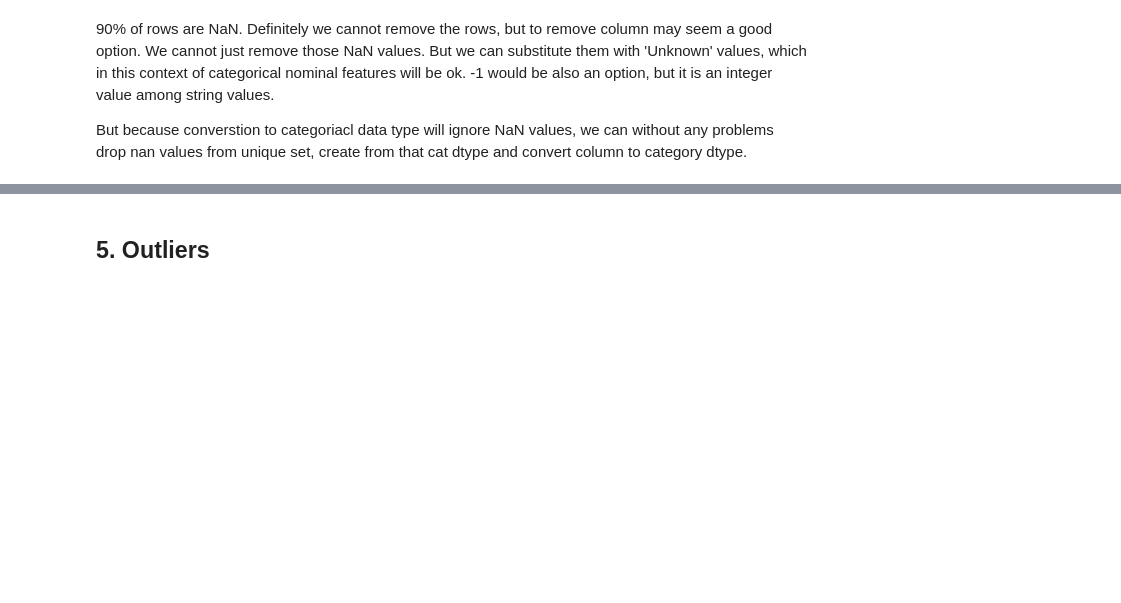
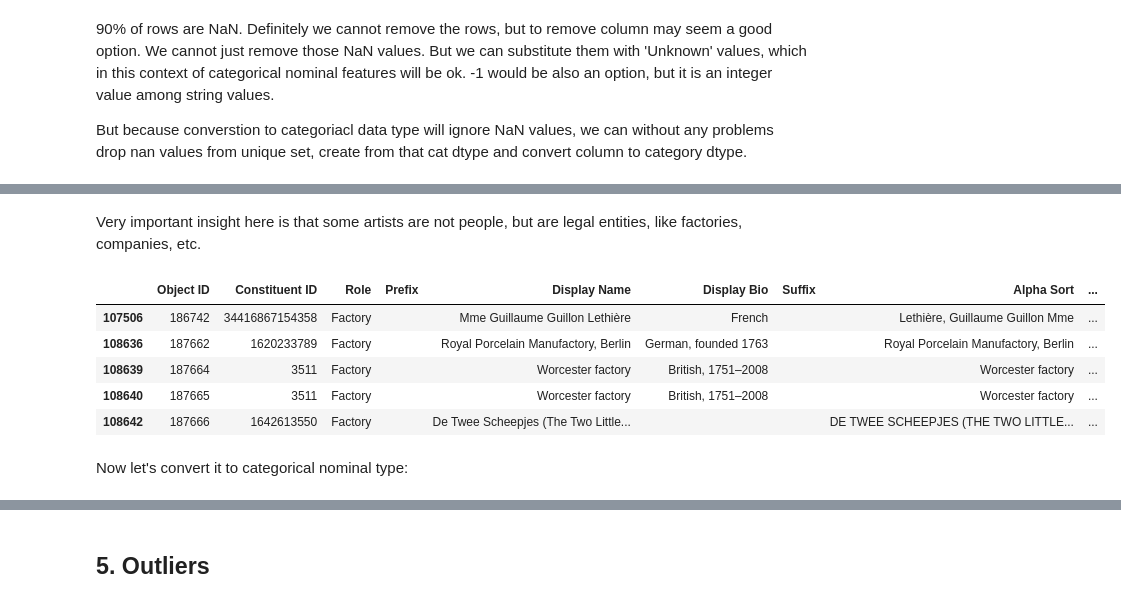
Before and after one commit to nickobard/Data-Preprocessing-Course, a Jupyter notebook: 01/01_homework.ipynb, the cells around one changed output, grey strips where cells are left out. Drawn from its saved outputs; the diff is of its cells as text; code cells hidden in the pictures; blank space fills up the shorter version.

```diff
--- a/01/01_homework.ipynb
+++ b/01/01_homework.ipynb
@@ -1287,0 +1120,6 @@ del df_accession_year
+# %%
+df_beg_end_date['Begin Date'] = df_beg_end_date['Begin Date'].apply(lambda x: datetime.strptime(x, '%Y-%m-%d') if isinstance(x, str) else x)
+df_beg_end_date['End Date'] = df_beg_end_date['End Date'].apply(lambda x: datetime.strptime(x, '%Y-%m-%d') if isinstance(x, str) else x)
+
+display(df_beg_end_date.dropna(how='any').head())
+df_beg_end_date.info()
@@ -1287,0 +1148,3 @@ del df_accession_year
+# %%
+for col in df_beg_end_date.columns:
+    df_artists[col] = df_beg_end_date[col]
@@ -1287,0 +1173,4 @@ del df_accession_year
+# %%
+ser_art_role = df_artists['Role']
+introduce_data(ser_art_role)
+display(ser_art_role.unique())
@@ -1287,0 +1210,13 @@ del df_accession_year
+# %% [markdown]
+Very important insight here is that some artists are not people, but are legal entities, like factories, companies, etc.
+# %%
+df_artists[ser_art_role == 'Factory'].head()
+# %% [output]
+|  | Object ID | Constituent ID | Role | Prefix | Display Name | Display Bio | Suffix | Alpha Sort | ... |
+| 107506 | 186742 | 34416867154358 | Factory |  | Mme Guillaume Guillon Lethière | French |  | Lethière, Guillaume Guillon Mme | ... |
+| 108636 | 187662 | 1620233789 | Factory |  | Royal Porcelain Manufactory, Berlin | German, founded 1763 |  | Royal Porcelain Manufactory, Berlin | ... |
+| 108639 | 187664 | 3511 | Factory |  | Worcester factory | British, 1751–2008 |  | Worcester factory | ... |
+| 108640 | 187665 | 3511 | Factory |  | Worcester factory | British, 1751–2008 |  | Worcester factory | ... |
+| 108642 | 187666 | 1642613550 | Factory |  | De Twee Scheepjes (The Two Little... |  |  | DE TWEE SCHEEPJES (THE TWO LITTLE... | ... |
+# %% [markdown]
+Now let's convert it to categorical nominal type:
```
Also changed, not shown: parts of 64 cells of this notebook.
